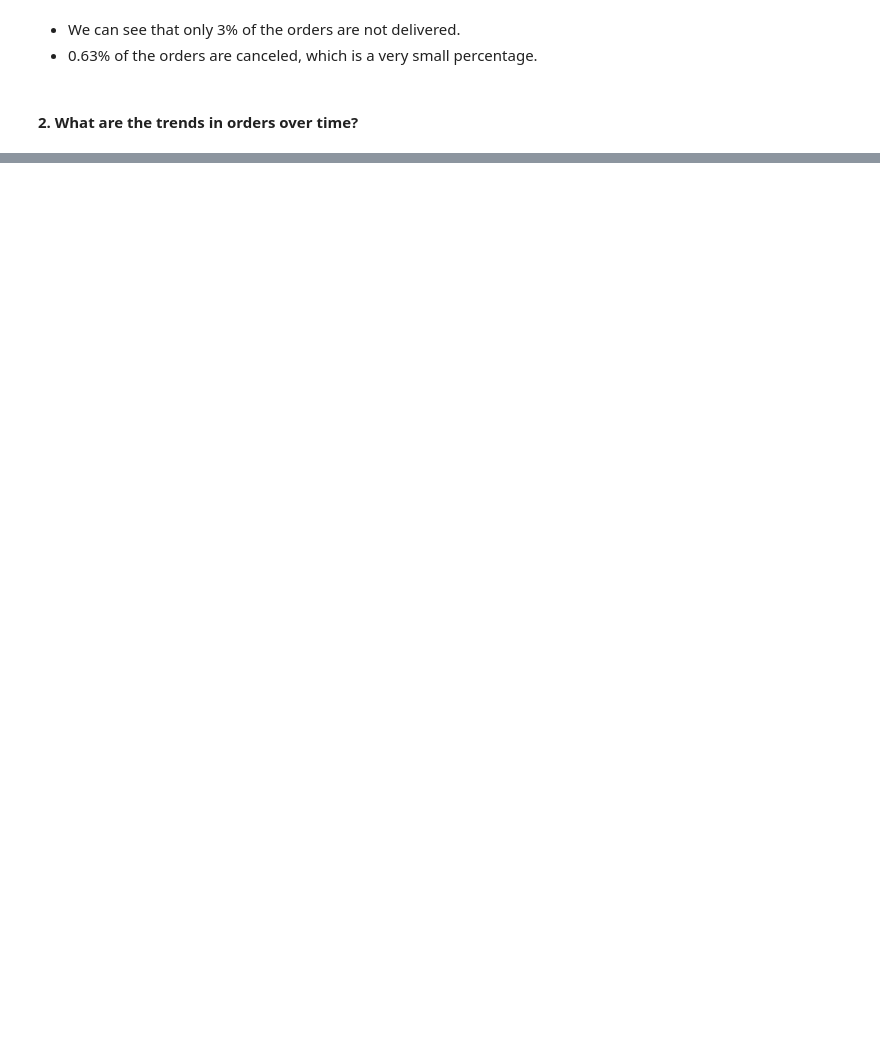
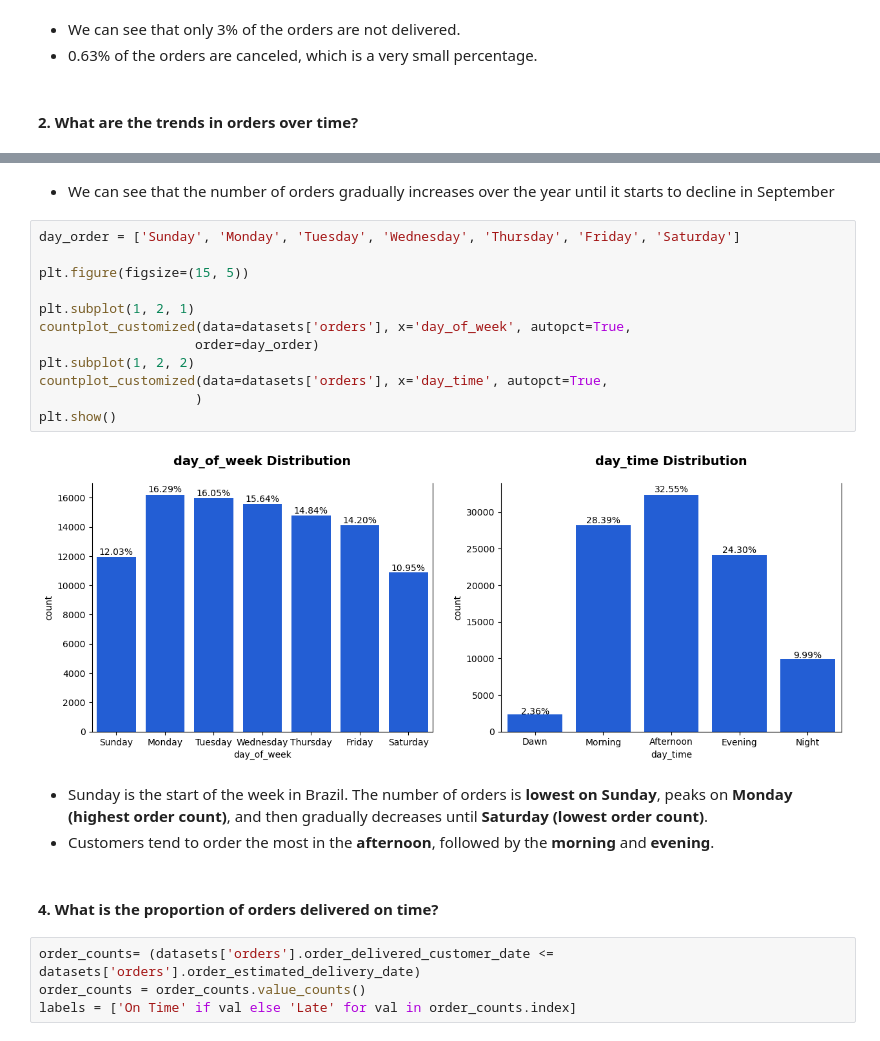
Before and after one commit to MohammadGhanaym/Data-Analysis-Projects, a Jupyter notebook: Analyze E-commerce dataset by Olist/Analysis.ipynb, the cells around one changed output, grey strips where cells are left out. Saved outputs shown, nothing was run; the diff lists cells and outputs as text; blank space fills up the shorter version.

```diff
--- a/Analyze E-commerce dataset by Olist/Analysis.ipynb
+++ b/Analyze E-commerce dataset by Olist/Analysis.ipynb
@@ -454,0 +501,25 @@ plt.show()
+# %% [markdown]
+- We can see that the number of orders gradually increases over the year until it starts to decline in September
+# %%
+day_order = ['Sunday', 'Monday', 'Tuesday', 'Wednesday', 'Thursday', 'Friday', 'Saturday']
+
+plt.figure(figsize=(15, 5))
+
+plt.subplot(1, 2, 1)
+countplot_customized(data=datasets['orders'], x='day_of_week', autopct=True,
+                    order=day_order)
+plt.subplot(1, 2, 2)
+countplot_customized(data=datasets['orders'], x='day_time', autopct=True,
+                    )
+plt.show()
+# %% [output]
+[figure, added]
+# %% [markdown]
+- Sunday is the start of the week in Brazil. The number of orders is **lowest on Sunday**, peaks on **Monday (highest order count)**, and then gradually decreases until **Saturday (lowest order count)**.
+- Customers tend to order the most in the **afternoon**, followed by the **morning** and **evening**.
+# %% [markdown]
+#### 4. What is the proportion of orders delivered on time?
+# %%
+order_counts= (datasets['orders'].order_delivered_customer_date <= datasets['orders'].order_estimated_delivery_date)
+order_counts = order_counts.value_counts()
+labels = ['On Time' if val else 'Late' for val in order_counts.index]
```
Also changed, not shown: parts of 19 cells of this notebook, 1 other file.
